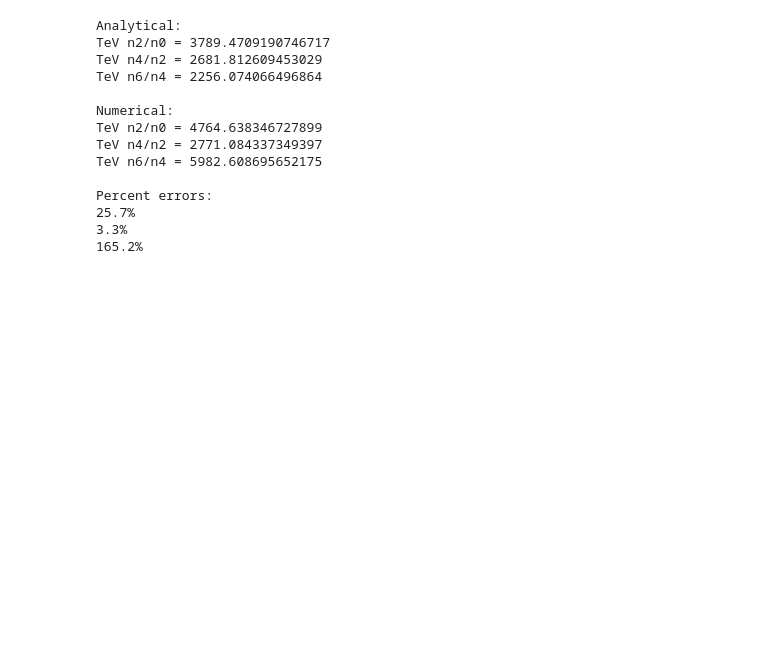
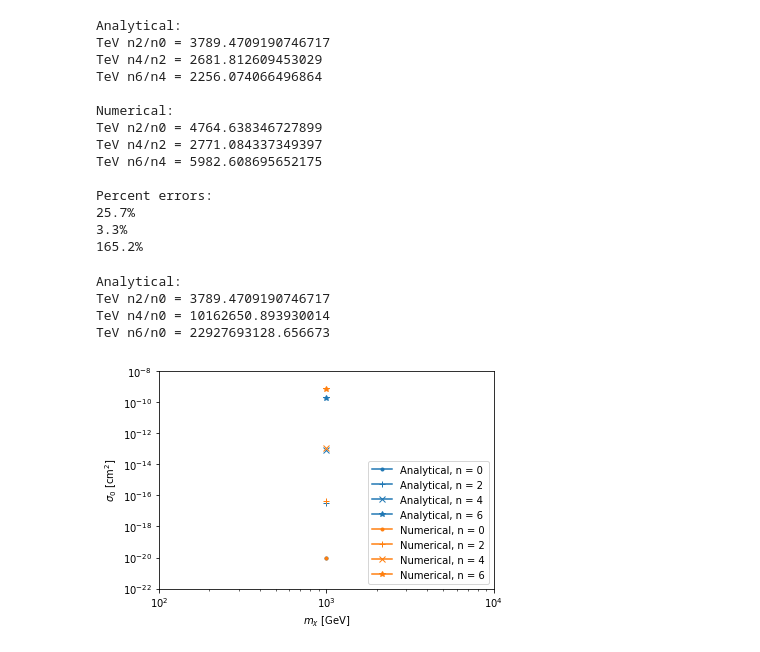
Before and after one commit to davidvng/project-dmeff, a Jupyter notebook: analytical_dmb.ipynb, the cells around one changed output. Cells and saved outputs as stored; diff of their text form; code cells hidden in the pictures; blank space fills up the shorter version.

Commit message:
more plots

```diff
--- a/analytical_dmb.ipynb
+++ b/analytical_dmb.ipynb
@@ -362,3 +362,51 @@ Percent errors:
 25.7%
 3.3%
 165.2%
+# %%
+an2n0 = sigmaout[1][3]/sigmaout[0][3]
+an4n0 = sigmaout[2][3]/sigmaout[0][3]
+an6n0 = sigmaout[3][3]/sigmaout[0][3]
+
+print("Analytical:")
+print("TeV n2/n0 =", an2n0)
+print("TeV n4/n0 =", an4n0)
+print("TeV n6/n0 =", an6n0)
+
+n0 = 8.71E-21
+n2 = 4.15E-17
+n4 = 1.15E-13
+n6 = 6.88E-10
+
+nn2 = n0*an2n0
+nn4 = n0*an4n0
+nn6 = n0*an6n0
+
+import matplotlib.pyplot as plt
+
+f,ax = plt.subplots()
+
+ax.plot(1.0e3, n0, marker='.', label='Analytical, n = 0', color='tab:blue')
+ax.plot(1.0e3, nn2, marker='+', label='Analytical, n = 2', color='tab:blue')
+ax.plot(1.0e3, nn4, marker='x', label='Analytical, n = 4', color='tab:blue')
+ax.plot(1.0e3, nn6, marker='*', label='Analytical, n = 6', color='tab:blue')
+
+ax.plot(1.0e3, n0, marker='.', label='Numerical, n = 0', color='tab:orange')
+ax.plot(1.0e3, n2, marker='+', label='Numerical, n = 2', color='tab:orange')
+ax.plot(1.0e3, n4, marker='x', label='Numerical, n = 4', color='tab:orange')
+ax.plot(1.0e3, n6, marker='*', label='Numerical, n = 6', color='tab:orange')
+
+#ax.set_title('DM-electron scattering (n=0, Vrel=0)')
+ax.set_xlabel('$m_\chi$ $[\mathrm{GeV}]$')
+ax.set_ylabel('$\sigma_0$ $[\mathrm{cm}^2]$')
+ax.set_xscale('log')
+ax.set_yscale('log')
+ax.set_xlim([1.0e2, 1.0e4])
+ax.set_ylim([1.0e-22, 1.0e-8])
+plt.legend(loc='lower right')
+plt.savefig('dme_analytical_TeV_comparison.pdf')
+# %% [output]
+Analytical:
+TeV n2/n0 = 3789.4709190746717
+TeV n4/n0 = 10162650.893930014
+TeV n6/n0 = 22927693128.656673
+[figure, added]
```
